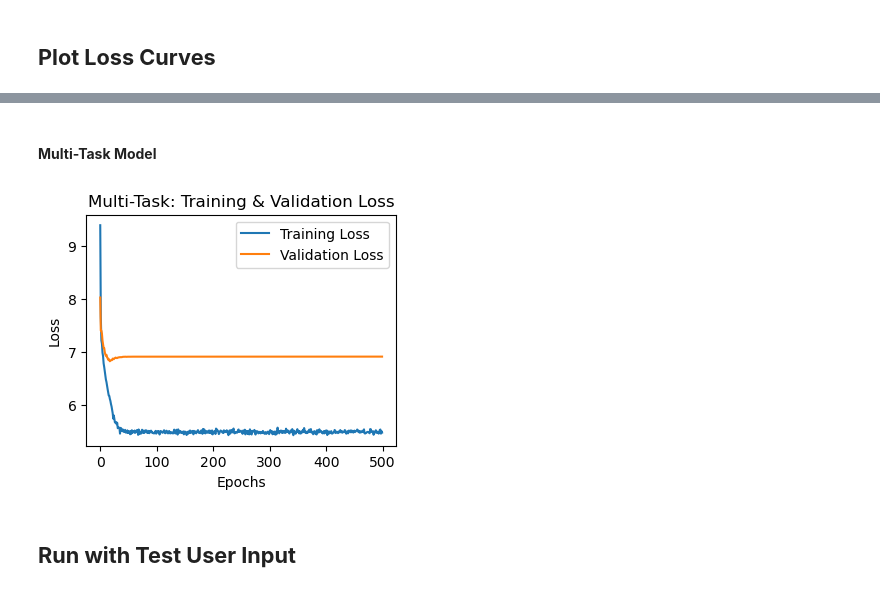
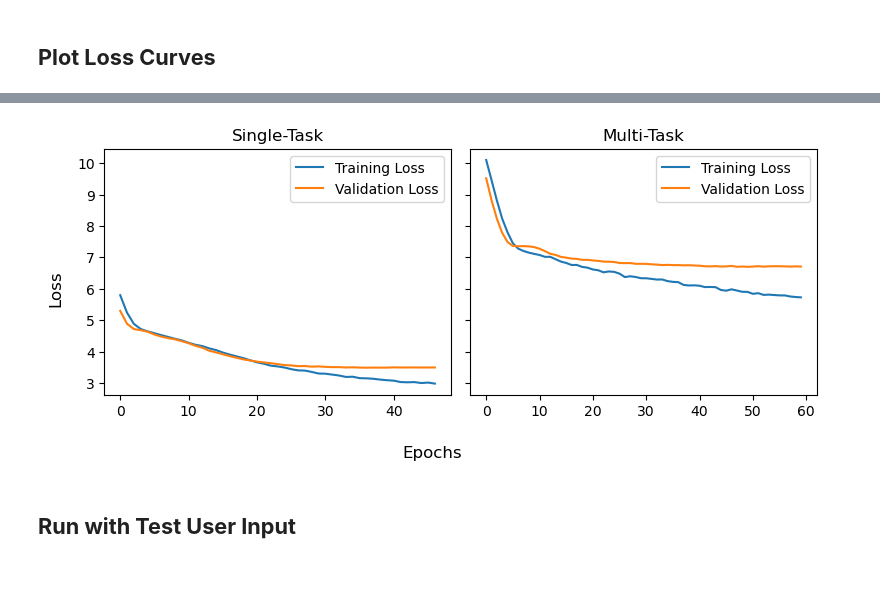
Before and after one commit to sdslack/chatGnT, a Jupyter notebook: notebooks/04_test_trained_models.ipynb, the cells around one changed output, grey strips where cells are left out. Cells and saved outputs as stored; diff of their text form; code cells hidden in the pictures.

```diff
--- a/notebooks/04_test_trained_models.ipynb
+++ b/notebooks/04_test_trained_models.ipynb
@@ -63,17 +32,17 @@ def load_model_st(path, model_class):
 # %%
 # Load models
-model_mt, vocab_mt_amt, vocab_mt_ingred, config_mt = load_model_mt(
-    "../outputs/models/multi_task/model.pt", TransformerModel_MultiTask)
-with open("../outputs/models/multi_task/metrics.json", "r") as f:
+model_mt, vocab_mt_amt, vocab_mt_ingred, config_mt = predict.load_model_mt(
+    ASSETS / "model_mt.pt", TransformerModel_MultiTask)
+with open(ASSETS / "metrics_mt.json", "r") as f:
     metrics_mt = json.load(f)
 train_losses_mt = metrics_mt["train_loss"]
 val_losses_mt = metrics_mt["val_loss"]
 
-# model_st, vocab_st, config_st = load_model_st(
-#     "../outputs/models/single_task/model.pt", TransformerModel_SingleTask)
-# with open("../outputs/models/single_task/metrics.json", "r") as f:
-#     metrics_st = json.load(f)
-# train_losses_st = metrics_st["train_loss"]
-# val_losses_st = metrics_st["val_loss"]
+model_st, vocab_st, config_st = predict.load_model_st(
+    ASSETS / "model_st.pt", TransformerModel_SingleTask)
+with open(ASSETS / "metrics_st.json", "r") as f:
+    metrics_st = json.load(f)
+train_losses_st = metrics_st["train_loss"]
+val_losses_st = metrics_st["val_loss"]
 # %% [markdown]
 ## **Plot Loss Curves**
@@ -93,16 +49,30 @@ plt.show()
-# %% [markdown]
-#### **Multi-Task Model**
-# %%
-plt.figure(figsize=(4, 3))
-plt.plot(train_losses_mt, label='Training Loss')
-plt.plot(val_losses_mt, label='Validation Loss')
-plt.xlabel('Epochs')
-plt.ylabel('Loss')
-plt.title('Multi-Task: Training & Validation Loss')
-plt.legend()
-plt.show()
-# %% [output]
-[figure, removed]
+# %%
+
+fig, axes = plt.subplots(1, 2, figsize=(8, 3.5), sharey=True)
+
+# --- Single-task ---
+axes[0].plot(train_losses_st, label='Training Loss')
+axes[0].plot(val_losses_st, label='Validation Loss')
+axes[0].set_title('Single-Task')
+axes[0].legend()
+
+# --- Multi-task ---
+axes[1].plot(train_losses_mt, label='Training Loss')
+axes[1].plot(val_losses_mt, label='Validation Loss')
+axes[1].set_title('Multi-Task')
+axes[1].legend()
+
+# Shared labels
+fig.supxlabel('Epochs')
+fig.supylabel('Loss')
+
+plt.tight_layout()
+plt.show()
+
+# Save this figure
+fig.savefig(CFG.outputs_dir / "figures/training_loss.png")
+# %% [output]
+[figure, added]
 # %% [markdown]
 ## **Run with Test User Input**
 # %% [markdown]
```
Also changed, not shown: parts of 22 cells of this notebook.
